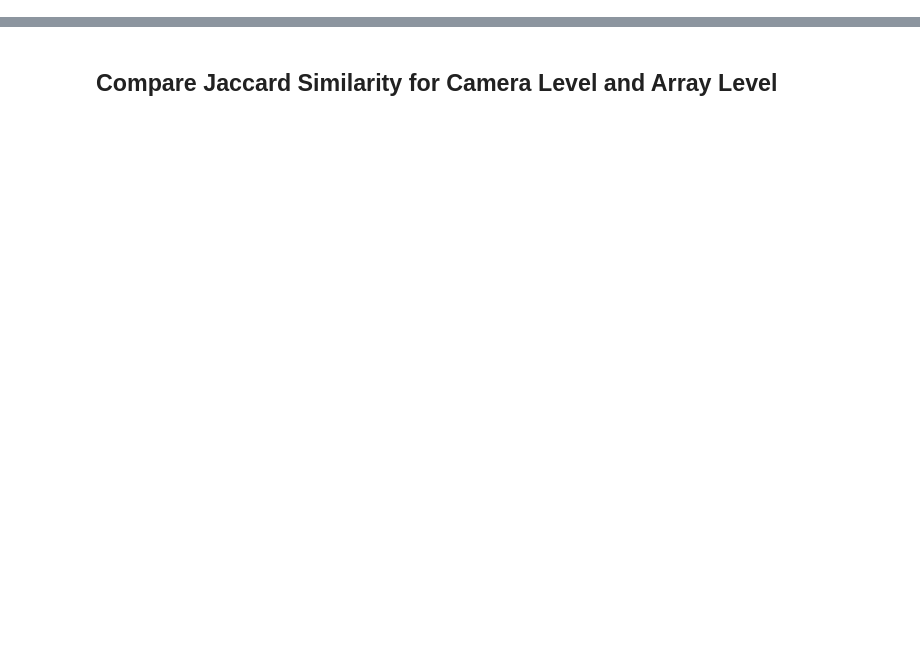
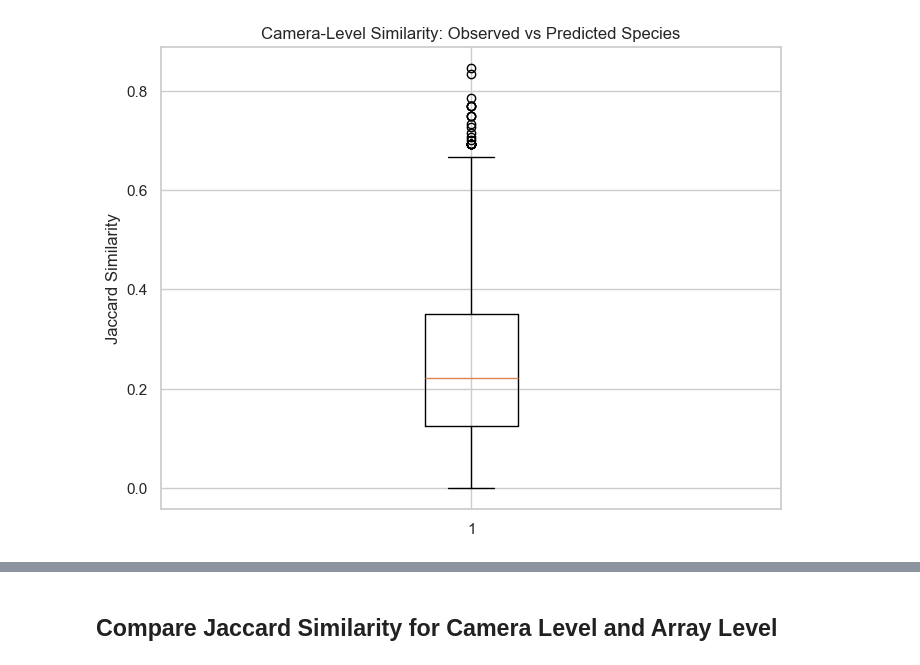
Before and after one commit to cliff003/HAAG_Spatial_Camera_Trap_Fall2025, a Jupyter notebook: poster_visualizations_neelima.ipynb, the cells around one changed output, grey strips where cells are left out. Drawn from its saved outputs; the diff is of its cells as text; code cells hidden in the pictures; blank space fills up the shorter version.

```diff
--- a/poster_visualizations_neelima.ipynb
+++ b/poster_visualizations_neelima.ipynb
@@ -736,0 +499,25 @@ plt.show()
+# %%
+# Jaccard similarity between observed and predicted species
+# -------------------------------------------------------
+
+def jaccard_similarity(row):
+    observed = set(row["observed_species"])
+    predicted = set(row["predicted_species"])
+
+    union = observed | predicted
+    intersection = observed & predicted
+
+    if len(union) == 0:
+        return np.nan
+
+    return len(intersection) / len(union)
+
+camera_compare["jaccard"] = camera_compare.apply(
+    jaccard_similarity,
+    axis=1
+)
+
+camera_compare[[
+    "camera_fp_id",
+    "jaccard"
+]].head()
@@ -736,0 +531,14 @@ plt.show()
+# %%
+plt.figure(figsize=(8, 6))
+
+plt.boxplot(
+    camera_compare["jaccard"].dropna(),
+    vert=True
+)
+
+plt.ylabel("Jaccard Similarity")
+plt.title("Camera-Level Similarity: Observed vs Predicted Species")
+
+plt.show()
+# %% [output]
+[figure, added]
```
Also changed, not shown: parts of 110 cells of this notebook, 4 other files.
